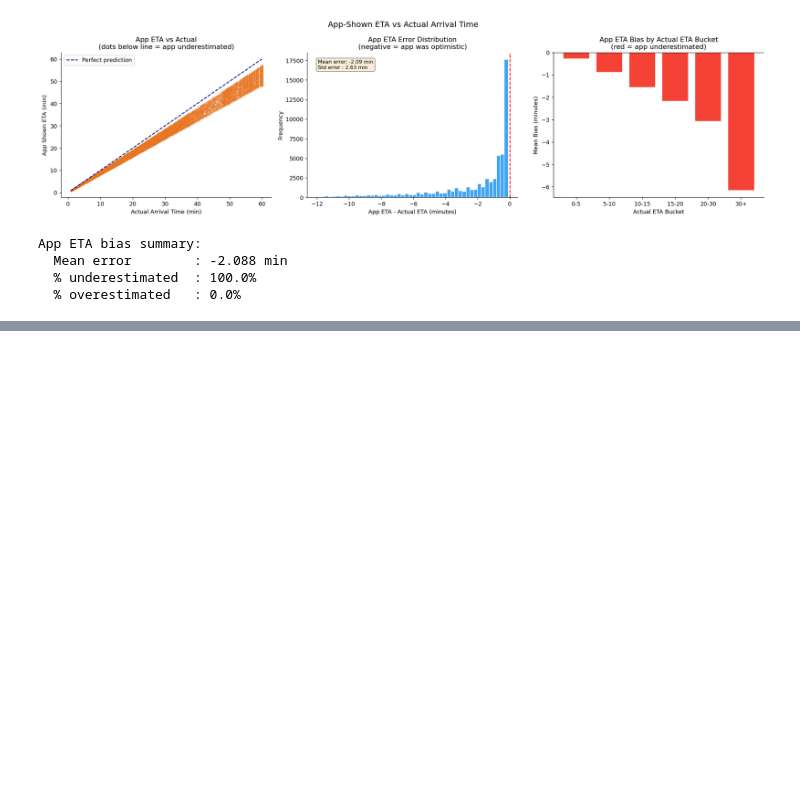
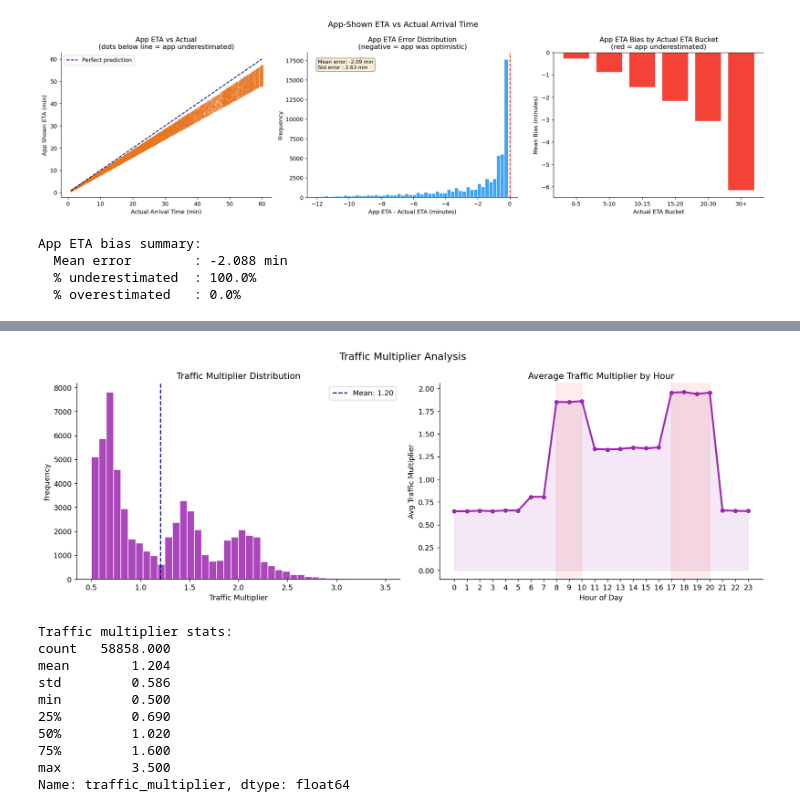
Before and after one commit to praveenkumar993/realworld-ds-ml, a Jupyter notebook: ride_sharing/eta_prediction/notebooks/01_data_generation.ipynb, the cells around one changed output, grey strips where cells are left out. Drawn from its saved outputs; the diff is of its cells as text; code cells hidden in the pictures; blank space fills up the shorter version.

```diff
--- a/ride_sharing/eta_prediction/notebooks/01_data_generation.ipynb
+++ b/ride_sharing/eta_prediction/notebooks/01_data_generation.ipynb
@@ -362,0 +362,47 @@ AttributeError: 'tuple' object has no attribute 'sum'
+# %%
+fig, axes = plt.subplots(1, 2, figsize=(14, 5))
+fig.suptitle("Traffic Multiplier Analysis", fontsize=14)
+
+tm = assignments_df["traffic_multiplier"].dropna()
+
+axes[0].hist(tm, bins=40, color="#9C27B0",
+             edgecolor="white", alpha=0.85)
+axes[0].axvline(tm.mean(), color="navy", linestyle="--",
+                label=f"Mean: {tm.mean():.2f}")
+axes[0].set_title("Traffic Multiplier Distribution")
+axes[0].set_xlabel("Traffic Multiplier")
+axes[0].set_ylabel("Frequency")
+axes[0].legend()
+
+# Traffic multiplier by hour
+hourly_traffic = assignments_df.groupby("hour")["traffic_multiplier"].mean()
+axes[1].plot(hourly_traffic.index, hourly_traffic.values,
+             color="#9C27B0", linewidth=2.5, marker="o", markersize=5)
+axes[1].fill_between(hourly_traffic.index, hourly_traffic.values,
+                     alpha=0.1, color="#9C27B0")
+axes[1].set_title("Average Traffic Multiplier by Hour")
+axes[1].set_xlabel("Hour of Day")
+axes[1].set_ylabel("Avg Traffic Multiplier")
+axes[1].set_xticks(range(0, 24))
+axes[1].axvspan(8, 10, alpha=0.08, color="red")
+axes[1].axvspan(17, 20, alpha=0.08, color="red")
+
+plt.tight_layout()
+plt.savefig("../data/raw/traffic_multiplier.png",
+            dpi=150, bbox_inches="tight")
+plt.show()
+
+print(f"Traffic multiplier stats:")
+print(tm.describe().round(3))
+# %% [output]
+[figure, added]
+Traffic multiplier stats:
+count   58858.000
+mean        1.204
+std         0.586
+min         0.500
+25%         0.690
+50%         1.020
+75%         1.600
+max         3.500
+Name: traffic_multiplier, dtype: float64
```
Also changed, not shown: parts of 5 cells of this notebook, 12 other files.
